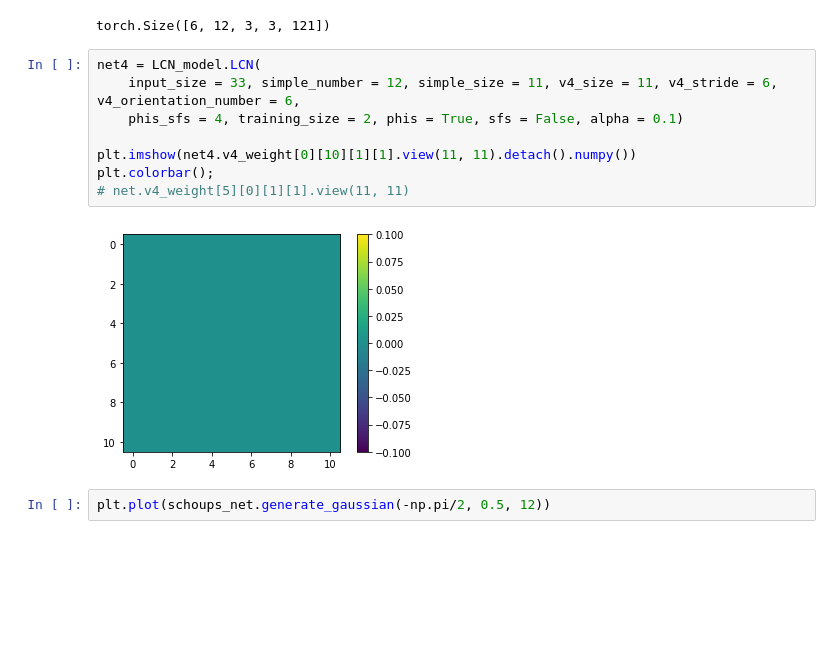
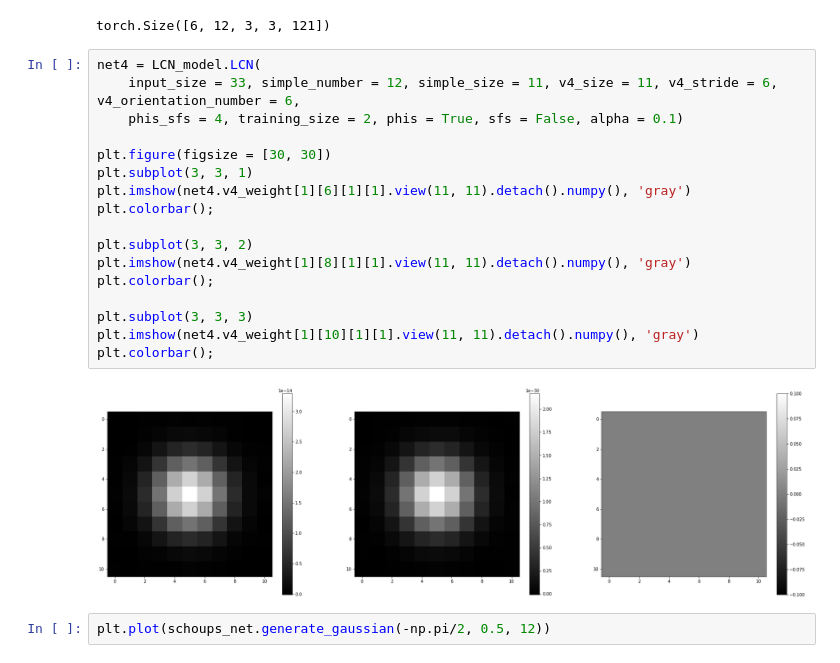
Before and after one commit to pacochow/Modelling-vpl, a Jupyter notebook: Locally_connected_network.ipynb, the cells around one changed output. Drawn from its saved outputs; the diff is of its cells as text; blank space fills up the shorter version.

```diff
--- a/Locally_connected_network.ipynb
+++ b/Locally_connected_network.ipynb
@@ -1011,13 +1121,22 @@ torch.Size([6, 12, 3, 3, 121])
 # %%
 net4 = LCN_model.LCN(
     input_size = 33, simple_number = 12, simple_size = 11, v4_size = 11, v4_stride = 6, v4_orientation_number = 6,
     phis_sfs = 4, training_size = 2, phis = True, sfs = False, alpha = 0.1)
 
-plt.imshow(net4.v4_weight[0][10][1][1].view(11, 11).detach().numpy())
+plt.figure(figsize = [30, 30])
+plt.subplot(3, 3, 1)
+plt.imshow(net4.v4_weight[1][6][1][1].view(11, 11).detach().numpy(), 'gray')
 plt.colorbar();
-# net.v4_weight[5][0][1][1].view(11, 11)
+
+plt.subplot(3, 3, 2)
+plt.imshow(net4.v4_weight[1][8][1][1].view(11, 11).detach().numpy(), 'gray')
+plt.colorbar();
+
+plt.subplot(3, 3, 3)
+plt.imshow(net4.v4_weight[1][10][1][1].view(11, 11).detach().numpy(), 'gray')
+plt.colorbar();
 # %% [output]
-[figure, old version]
+[figure, new version]
 # %%
 plt.plot(schoups_net.generate_gaussian(-np.pi/2, 0.5, 12))
 # %% [output]
```
Also changed, not shown: parts of 59 cells of this notebook, 1 other file.
